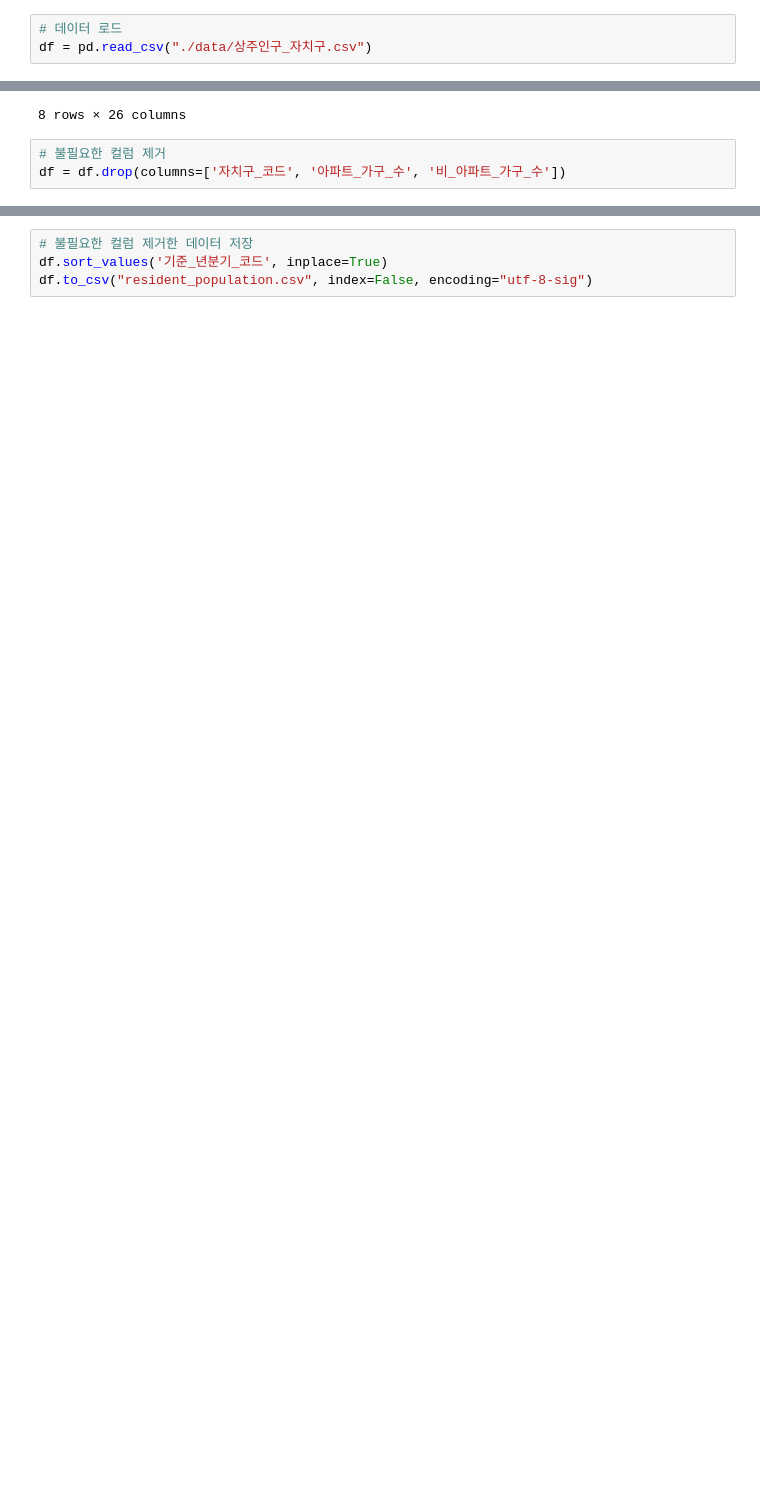
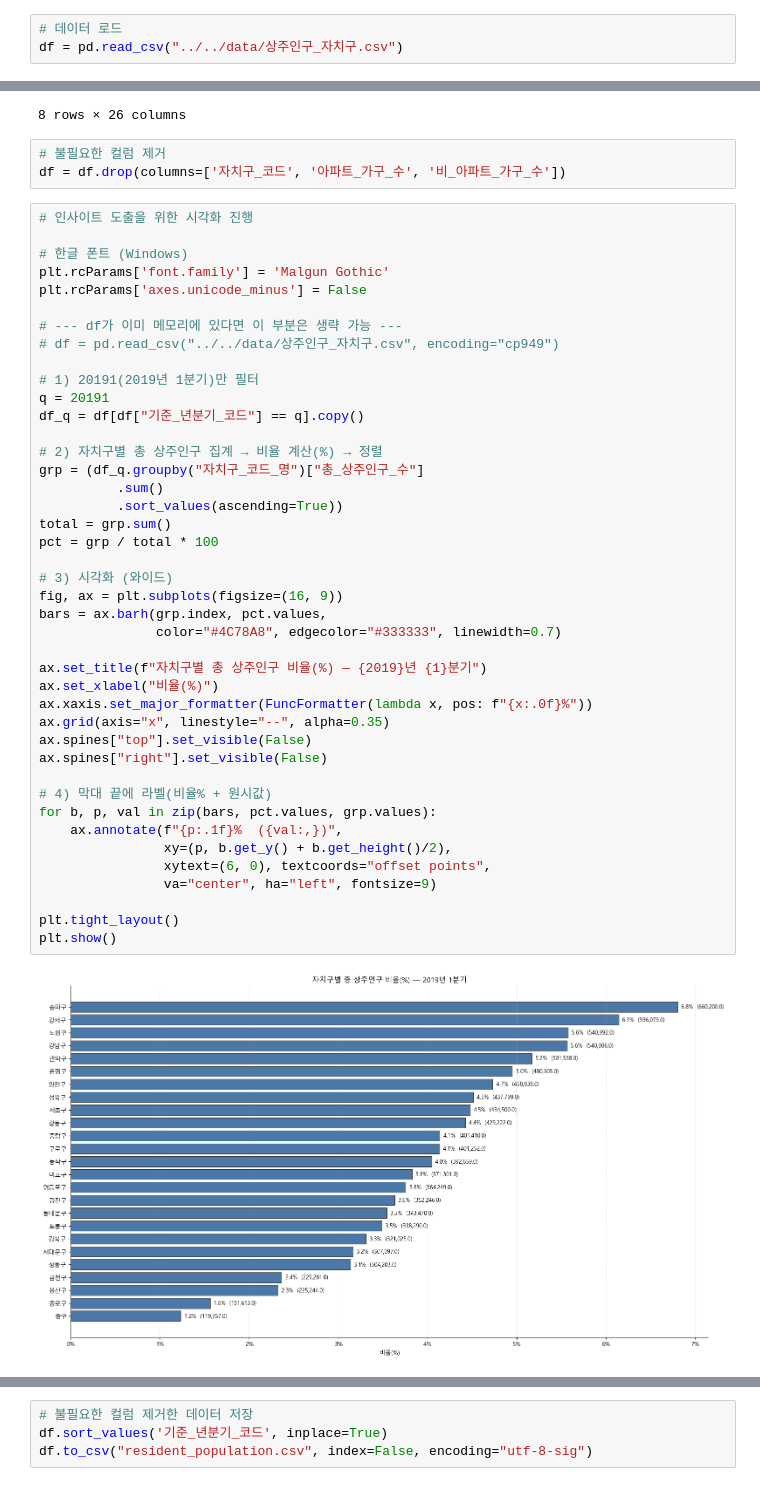
Before and after one commit to SKNetworks-AI19-250818/SKN19_2nd_1team, a Jupyter notebook: eda/resident_population/resident_population.ipynb, the cells around one changed output, grey strips where cells are left out. Cells and saved outputs as stored; diff of their text form; blank space fills up the shorter version.

Commit message:
feat: 상주인구_자치구 데이터 컬럼 삭제 및 시각화

```diff
--- a/eda/resident_population/resident_population.ipynb
+++ b/eda/resident_population/resident_population.ipynb
@@ -9,3 +10,3 @@ from matplotlib import rc
 # %%
 # 데이터 로드
-df = pd.read_csv("./data/상주인구_자치구.csv")
+df = pd.read_csv("../../data/상주인구_자치구.csv")
@@ -57,3 +56,47 @@ df.describe()
 # %%
 # 불필요한 컬럼 제거
 df = df.drop(columns=['자치구_코드', '아파트_가구_수', '비_아파트_가구_수'])
+# %%
+# 인사이트 도출을 위한 시각화 진행
+
+# 한글 폰트 (Windows)
+plt.rcParams['font.family'] = 'Malgun Gothic'
+plt.rcParams['axes.unicode_minus'] = False
+
+# --- df가 이미 메모리에 있다면 이 부분은 생략 가능 ---
+# df = pd.read_csv("../../data/상주인구_자치구.csv", encoding="cp949")
+
+# 1) 20191(2019년 1분기)만 필터
+q = 20191
+df_q = df[df["기준_년분기_코드"] == q].copy()
+
+# 2) 자치구별 총 상주인구 집계 → 비율 계산(%) → 정렬
+grp = (df_q.groupby("자치구_코드_명")["총_상주인구_수"]
+          .sum()
+          .sort_values(ascending=True))
+total = grp.sum()
+pct = grp / total * 100
+
+# 3) 시각화 (와이드)
+fig, ax = plt.subplots(figsize=(16, 9))
+bars = ax.barh(grp.index, pct.values,
+               color="#4C78A8", edgecolor="#333333", linewidth=0.7)
+
+ax.set_title(f"자치구별 총 상주인구 비율(%) — {2019}년 {1}분기")
+ax.set_xlabel("비율(%)")
+ax.xaxis.set_major_formatter(FuncFormatter(lambda x, pos: f"{x:.0f}%"))
+ax.grid(axis="x", linestyle="--", alpha=0.35)
+ax.spines["top"].set_visible(False)
+ax.spines["right"].set_visible(False)
+
+# 4) 막대 끝에 라벨(비율% + 원시값)
+for b, p, val in zip(bars, pct.values, grp.values):
+    ax.annotate(f"{p:.1f}%  ({val:,})",
+                xy=(p, b.get_y() + b.get_height()/2),
+                xytext=(6, 0), textcoords="offset points",
+                va="center", ha="left", fontsize=9)
+
+plt.tight_layout()
+plt.show()
+# %% [output]
+[figure, added]
```
Also changed, not shown: parts of 5 cells of this notebook, 2 other files.
